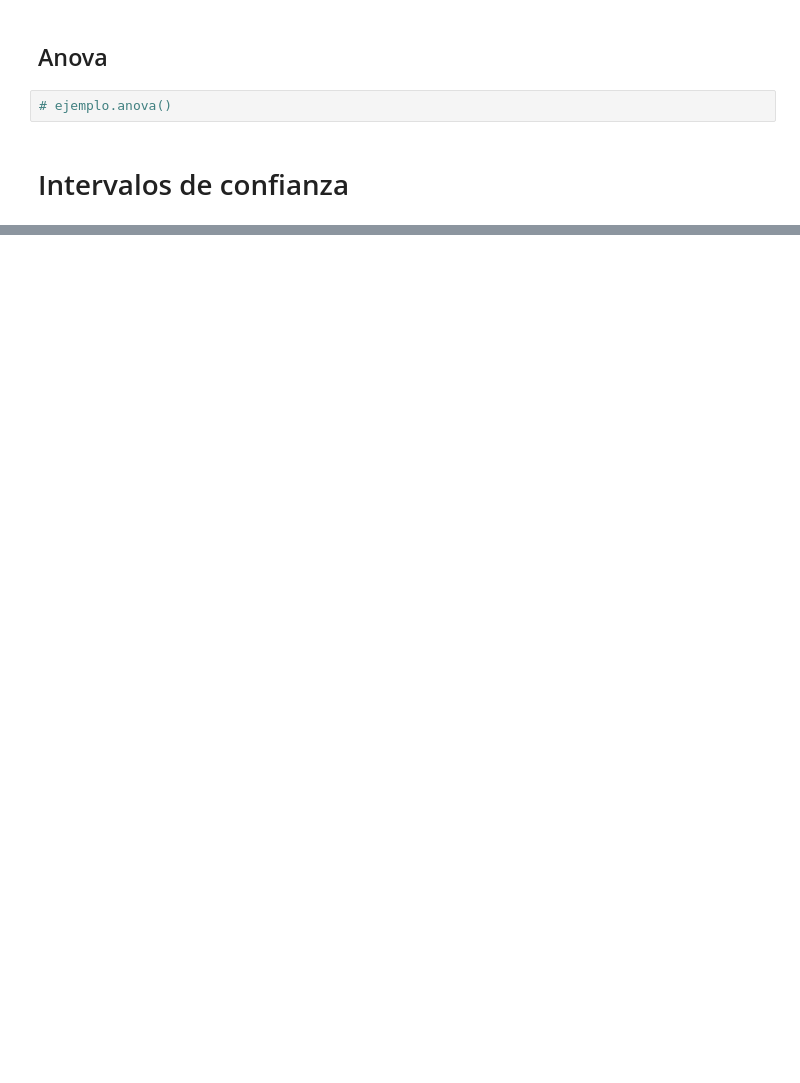
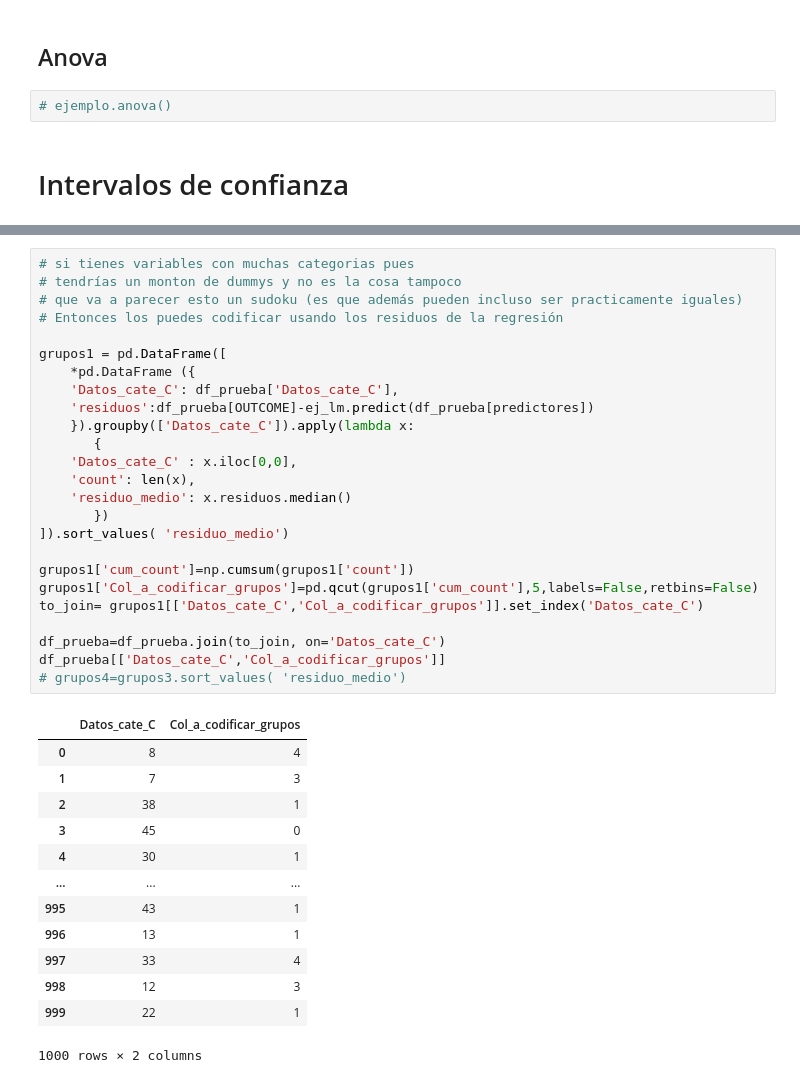
Before and after one commit to 4bm4/cheatsheetDC, a Jupyter notebook: clases.ipynb, the cells around one changed output, grey strips where cells are left out. Saved outputs shown, nothing was run; the diff lists cells and outputs as text; blank space fills up the shorter version.

```diff
--- a/clases.ipynb
+++ b/clases.ipynb
@@ -1241,0 +1189,39 @@ ejemplo.plot_confidence_interval("Datos_D")
+# %%
+# si tienes variables con muchas categorias pues
+# tendrías un monton de dummys y no es la cosa tampoco
+# que va a parecer esto un sudoku (es que además pueden incluso ser practicamente iguales)
+# Entonces los puedes codificar usando los residuos de la regresión
+
+grupos1 = pd.DataFrame([
+    *pd.DataFrame ({
+    'Datos_cate_C': df_prueba['Datos_cate_C'],
+    'residuos':df_prueba[OUTCOME]-ej_lm.predict(df_prueba[predictores])
+    }).groupby(['Datos_cate_C']).apply(lambda x:
+       {
+    'Datos_cate_C' : x.iloc[0,0],
+    'count': len(x),
+    'residuo_medio': x.residuos.median()
+       })
+]).sort_values( 'residuo_medio')
+
+grupos1['cum_count']=np.cumsum(grupos1['count'])
+grupos1['Col_a_codificar_grupos']=pd.qcut(grupos1['cum_count'],5,labels=False,retbins=False)
+to_join= grupos1[['Datos_cate_C','Col_a_codificar_grupos']].set_index('Datos_cate_C')
+
+df_prueba=df_prueba.join(to_join, on='Datos_cate_C')
+df_prueba[['Datos_cate_C','Col_a_codificar_grupos']]
+# grupos4=grupos3.sort_values( 'residuo_medio')
+# %% [output]
+|  | Datos_cate_C | Col_a_codificar_grupos |
+| 0 | 8 | 4 |
+| 1 | 7 | 3 |
+| 2 | 38 | 1 |
+| 3 | 45 | 0 |
+| 4 | 30 | 1 |
+| ... | ... | ... |
+| 995 | 43 | 1 |
+| 996 | 13 | 1 |
+| 997 | 33 | 4 |
+| 998 | 12 | 3 |
+| 999 | 22 | 1 |
+1000 rows × 2 columns
```
Also changed, not shown: parts of 30 cells of this notebook.
